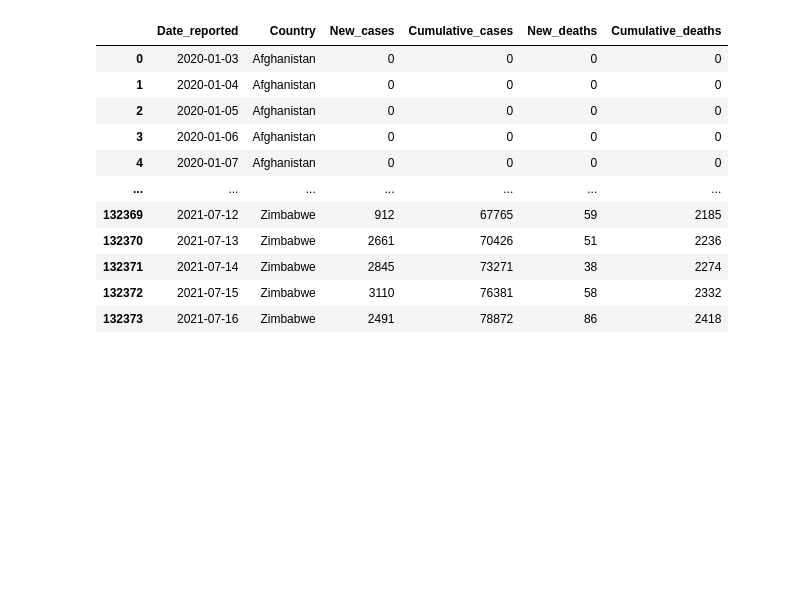
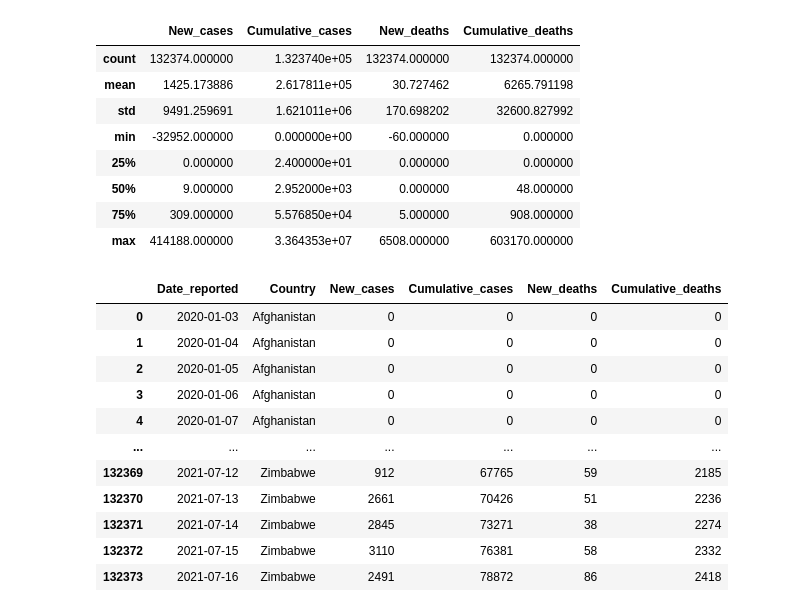
Before and after one commit to DavidLeonChang/CovidScience, a Jupyter notebook: proyecto-covid.ipynb, the cells around one changed output. Cells and saved outputs as stored; diff of their text form; code cells hidden in the pictures; blank space fills up the shorter version.

```diff
--- a/proyecto-covid.ipynb
+++ b/proyecto-covid.ipynb
@@ -23,3 +46,15 @@ df
+# %%
+df.describe()
+# %% [output]
+|  | New_cases | Cumulative_cases | New_deaths | Cumulative_deaths |
+| count | 132374.000000 | 1.323740e+05 | 132374.000000 | 132374.000000 |
+| mean | 1425.173886 | 2.617811e+05 | 30.727462 | 6265.791198 |
+| std | 9491.259691 | 1.621011e+06 | 170.698202 | 32600.827992 |
+| min | -32952.000000 | 0.000000e+00 | -60.000000 | 0.000000 |
+| 25% | 0.000000 | 2.400000e+01 | 0.000000 | 0.000000 |
+| 50% | 9.000000 | 2.952000e+03 | 0.000000 | 48.000000 |
+| 75% | 309.000000 | 5.576850e+04 | 5.000000 | 908.000000 |
+| max | 414188.000000 | 3.364353e+07 | 6508.000000 | 603170.000000 |
 # %%
 df2 = df[["Date_reported","Country","New_cases","Cumulative_cases","New_deaths","Cumulative_deaths"]]
 df2
```
Also changed, not shown: parts of 22 cells of this notebook.
